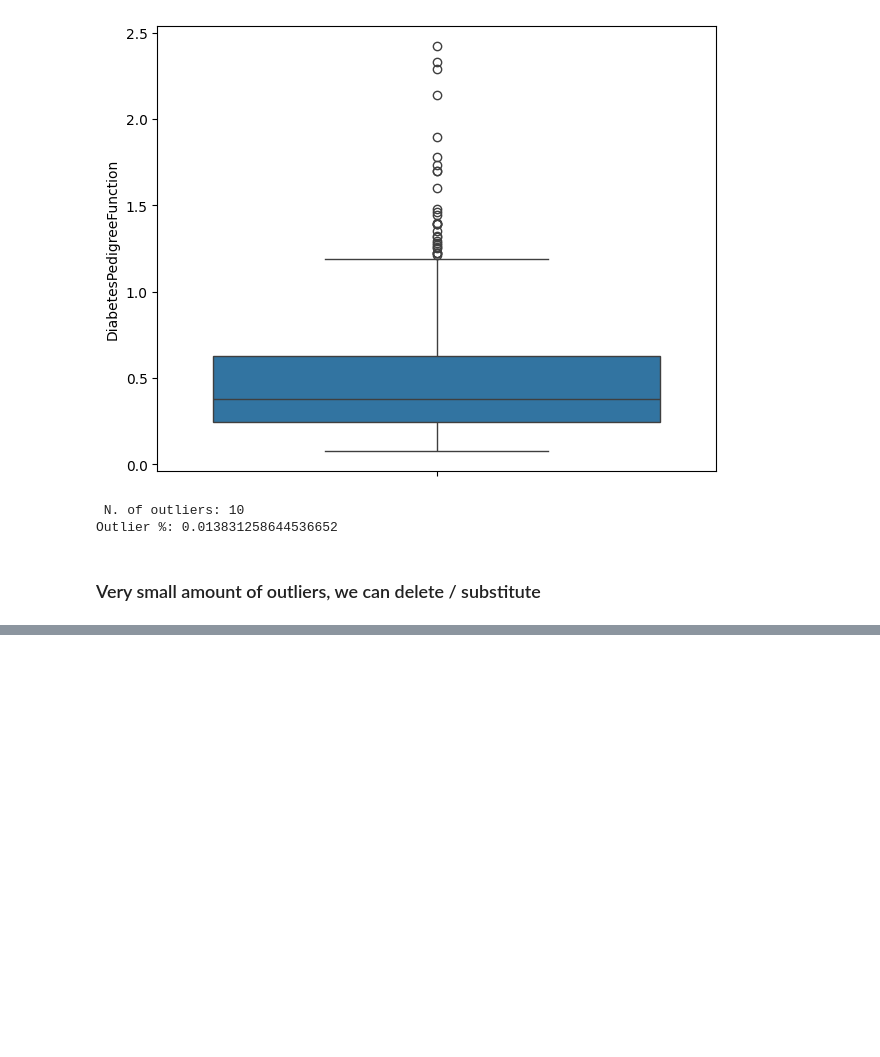
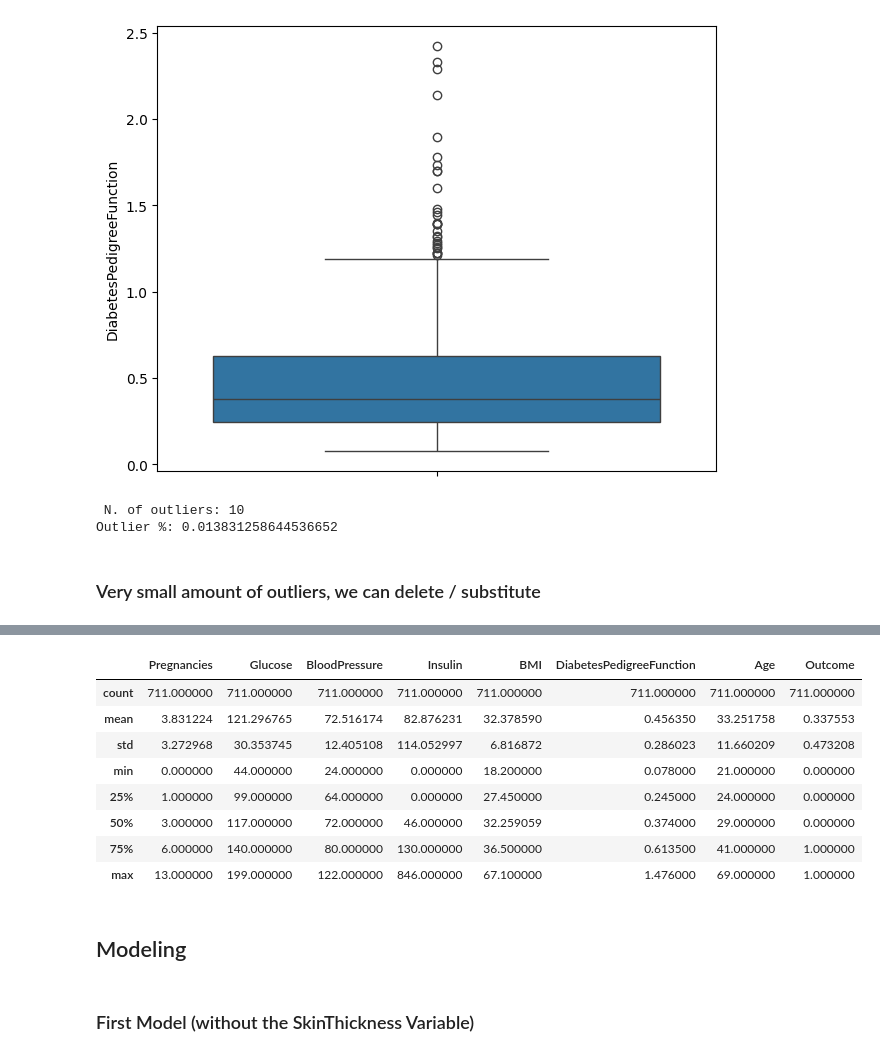
Before and after one commit to leandro-reguero/decision-trees, a Jupyter notebook: src/explore.ipynb, the cells around one changed output, grey strips where cells are left out. Saved outputs shown, nothing was run; the diff lists cells and outputs as text; code cells hidden in the pictures; blank space fills up the shorter version.

```diff
--- a/src/explore.ipynb
+++ b/src/explore.ipynb
@@ -315,0 +393,16 @@ Outlier %: 0.013831258644536652
+# %%
+df_noskin.describe()
+# %% [output]
+|  | Pregnancies | Glucose | BloodPressure | Insulin | BMI | DiabetesPedigreeFunction | Age | Outcome |
+| count | 711.000000 | 711.000000 | 711.000000 | 711.000000 | 711.000000 | 711.000000 | 711.000000 | 711.000000 |
+| mean | 3.831224 | 121.296765 | 72.516174 | 82.876231 | 32.378590 | 0.456350 | 33.251758 | 0.337553 |
+| std | 3.272968 | 30.353745 | 12.405108 | 114.052997 | 6.816872 | 0.286023 | 11.660209 | 0.473208 |
+| min | 0.000000 | 44.000000 | 24.000000 | 0.000000 | 18.200000 | 0.078000 | 21.000000 | 0.000000 |
+| 25% | 1.000000 | 99.000000 | 64.000000 | 0.000000 | 27.450000 | 0.245000 | 24.000000 | 0.000000 |
+| 50% | 3.000000 | 117.000000 | 72.000000 | 46.000000 | 32.259059 | 0.374000 | 29.000000 | 0.000000 |
+| 75% | 6.000000 | 140.000000 | 80.000000 | 130.000000 | 36.500000 | 0.613500 | 41.000000 | 1.000000 |
+| max | 13.000000 | 199.000000 | 122.000000 | 846.000000 | 67.100000 | 1.476000 | 69.000000 | 1.000000 |
+# %% [markdown]
+## Modeling
+# %% [markdown]
+### First Model (without the SkinThickness Variable)
```
Also changed, not shown: parts of 22 cells of this notebook, 3 other files.
